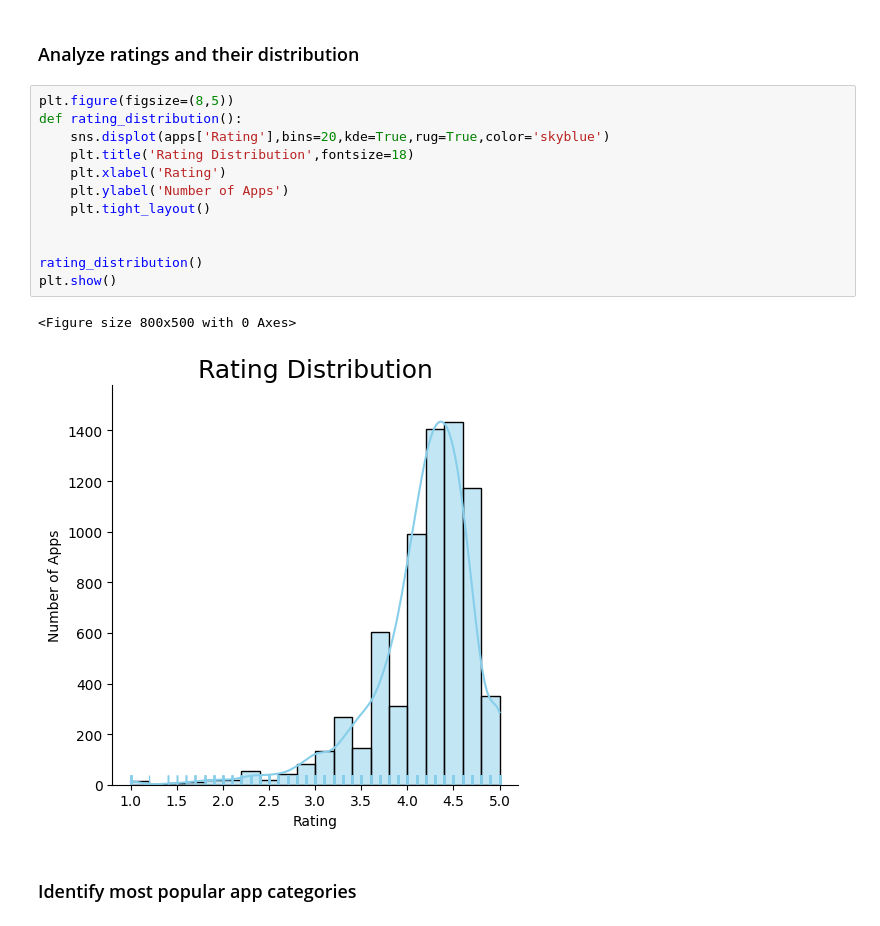
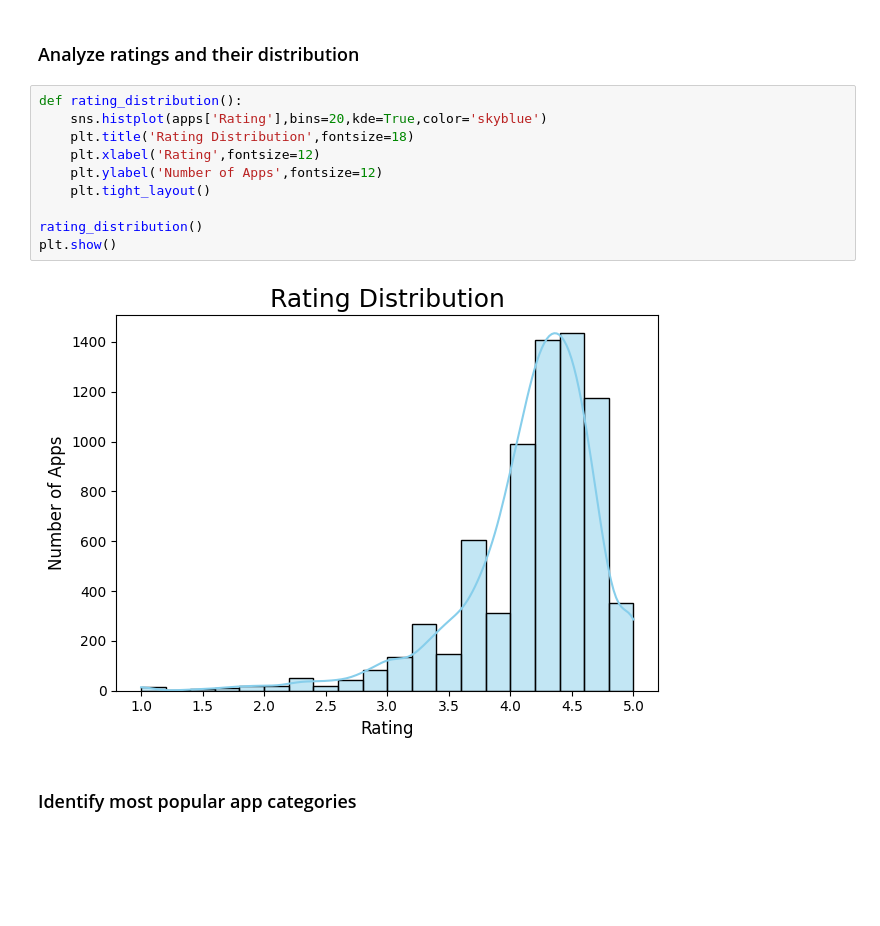
Before and after one commit to Aditya4386/ASD_Internship, a Jupyter notebook: Major Project/Google Play Store Data Analysis.ipynb, the cells around one changed output. Saved outputs shown, nothing was run; the diff lists cells and outputs as text; blank space fills up the shorter version.

```diff
--- a/Major Project/Google Play Store Data Analysis.ipynb
+++ b/Major Project/Google Play Store Data Analysis.ipynb
@@ -159,20 +163,17 @@ dtype: int64
 # %% [markdown]
 ### Analyze ratings and their distribution
 # %%
-plt.figure(figsize=(8,5))
 def rating_distribution():
-    sns.displot(apps['Rating'],bins=20,kde=True,rug=True,color='skyblue')
+    sns.histplot(apps['Rating'],bins=20,kde=True,color='skyblue')
     plt.title('Rating Distribution',fontsize=18)
-    plt.xlabel('Rating')
-    plt.ylabel('Number of Apps')
+    plt.xlabel('Rating',fontsize=12)
+    plt.ylabel('Number of Apps',fontsize=12)
     plt.tight_layout()
-
 
 rating_distribution()
 plt.show()
 # %% [output]
-<Figure size 800x500 with 0 Axes>
-[figure, old version]
+[figure, new version]
 # %% [markdown]
 ### Identify most popular app categories
 # %%
```
Also changed, not shown: parts of 14 cells of this notebook, 2 other files.
